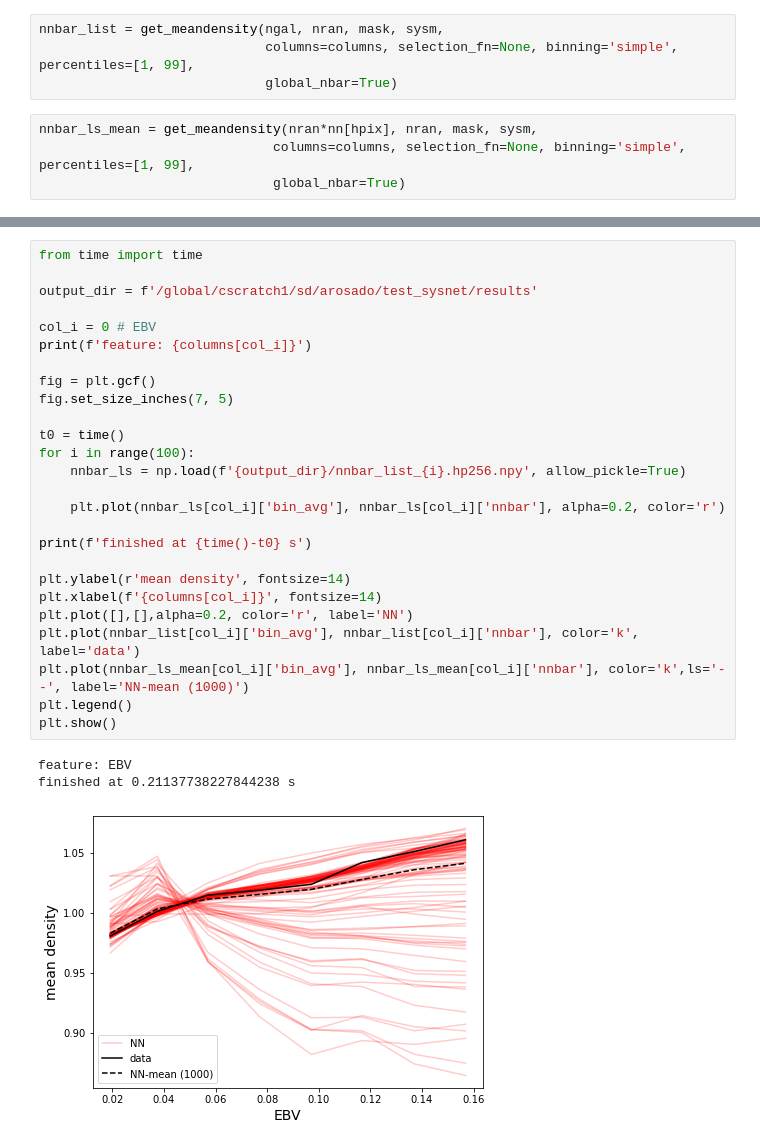
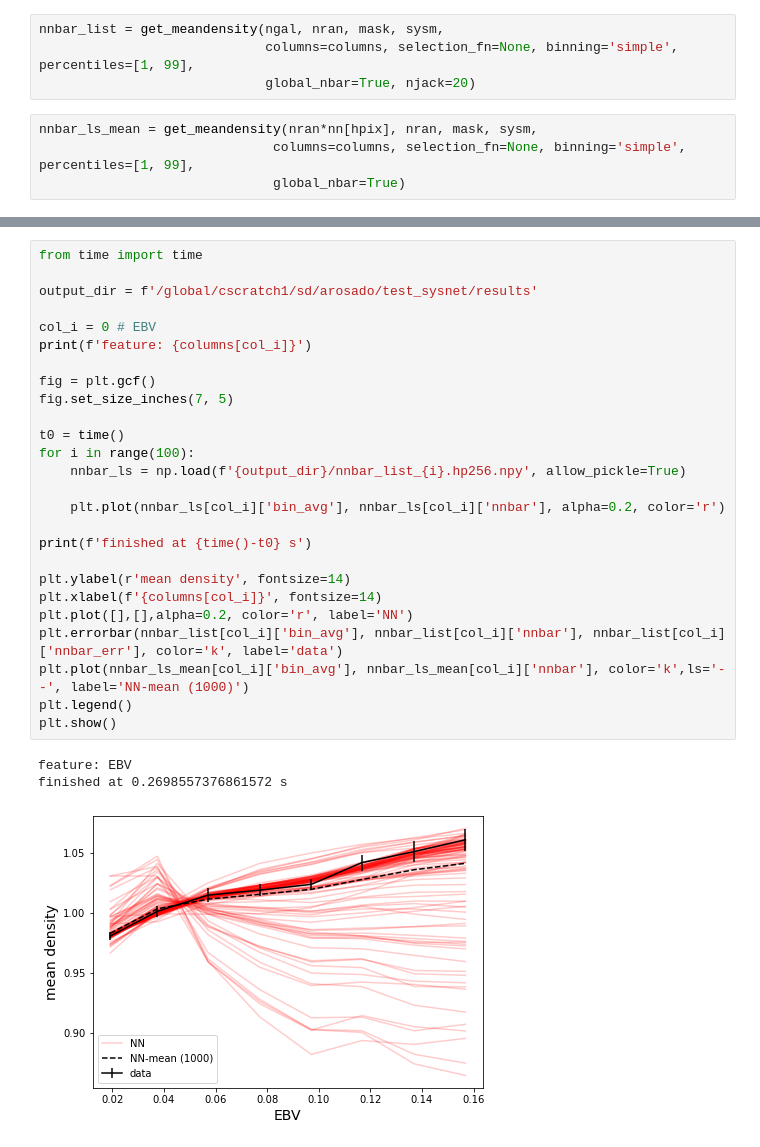
Before and after one commit to AlbertoRosado1/sysgen, a Jupyter notebook: checks.ipynb, the cells around one changed output, grey strips where cells are left out. Cells and saved outputs as stored; diff of their text form.

Commit message:
added error bars to data

```diff
--- a/checks.ipynb
+++ b/checks.ipynb
@@ -43,7 +49,7 @@ hpix = tables['hpix']
 # %%
 nnbar_list = get_meandensity(ngal, nran, mask, sysm,
                              columns=columns, selection_fn=None, binning='simple', percentiles=[1, 99],
-                             global_nbar=True)
+                             global_nbar=True, njack=20)
 # %%
 nnbar_ls_mean = get_meandensity(nran*nn[hpix], nran, mask, sysm,
                               columns=columns, selection_fn=None, binning='simple', percentiles=[1, 99],
@@ -68,33 +74,33 @@ nnbar_list[0]
 # %%
 from time import time
 
 output_dir = f'/global/cscratch1/sd/arosado/test_sysnet/results'
 
 col_i = 0 # EBV
 print(f'feature: {columns[col_i]}')
 
 fig = plt.gcf()
 fig.set_size_inches(7, 5)
 
 t0 = time()
 for i in range(100):
     nnbar_ls = np.load(f'{output_dir}/nnbar_list_{i}.hp256.npy', allow_pickle=True)
 
     plt.plot(nnbar_ls[col_i]['bin_avg'], nnbar_ls[col_i]['nnbar'], alpha=0.2, color='r')
 
 print(f'finished at {time()-t0} s')
 
 plt.ylabel(r'mean density', fontsize=14)
 plt.xlabel(f'{columns[col_i]}', fontsize=14)
 plt.plot([],[],alpha=0.2, color='r', label='NN')
-plt.plot(nnbar_list[col_i]['bin_avg'], nnbar_list[col_i]['nnbar'], color='k', label='data')
+plt.errorbar(nnbar_list[col_i]['bin_avg'], nnbar_list[col_i]['nnbar'], nnbar_list[col_i]['nnbar_err'], color='k', label='data')
 plt.plot(nnbar_ls_mean[col_i]['bin_avg'], nnbar_ls_mean[col_i]['nnbar'], color='k',ls='--', label='NN-mean (1000)')
 plt.legend()
 plt.show()
 # %% [output]
 feature: EBV
-finished at 0.21137738227844238 s
+finished at 0.2698557376861572 s
-[figure, old version]
+[figure, new version]
 # %%
 from time import time
 
```
Also changed, not shown: parts of 3 cells of this notebook.
